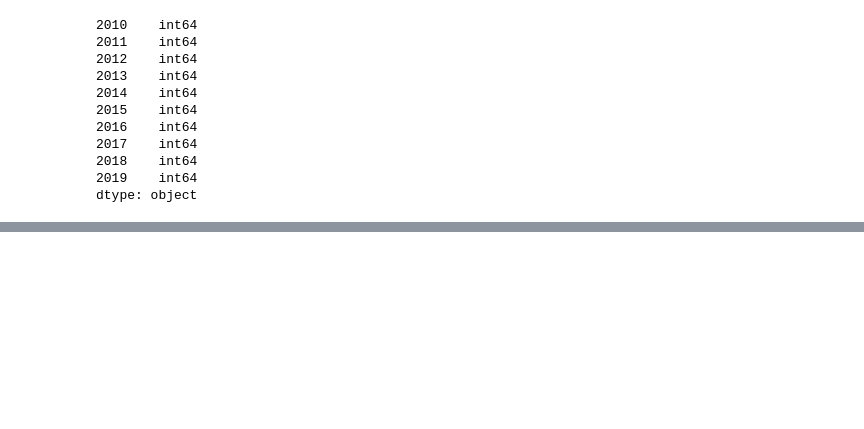
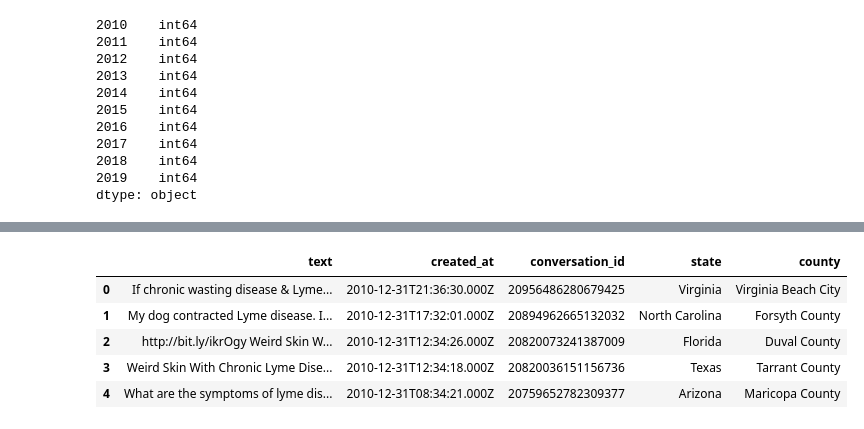
Before and after one commit to csci-e597-sp2022-lymedisease/lymedisease, a Jupyter notebook: notebooks/Lyme_EDA.ipynb, the cells around one changed output, grey strips where cells are left out. Cells and saved outputs as stored; diff of their text form; code cells hidden in the pictures; blank space fills up the shorter version.

```diff
--- a/notebooks/Lyme_EDA.ipynb
+++ b/notebooks/Lyme_EDA.ipynb
@@ -240,0 +269,16 @@ cdcTenYrs.div(poplBy100k)
+# %%
+twtrRaw.drop(columns = twtrRaw.columns[0:2], inplace = True)
+twtrRaw.drop(columns = ['id', 'author_id'], inplace = True)
+twtrRaw.drop(columns = ['public_metrics', 'in_reply_to_user_id'], inplace = True)
+twtrRaw.drop(columns = ['reply_settings', 'source', 'referenced_tweets'], inplace = True)
+twtrRaw.drop(columns = ['context_annotations', 'entities', 'user', 'user_name'], inplace = True)
+twtrRaw.drop(columns = ['city', 'country'], inplace = True)
+# %%
+twtrRaw.head()
+# %% [output]
+|  | text | created_at | conversation_id | state | county |
+| 0 | If chronic wasting disease & Lyme... | 2010-12-31T21:36:30.000Z | 20956486280679425 | Virginia | Virginia Beach City |
+| 1 | My dog contracted Lyme disease. I... | 2010-12-31T17:32:01.000Z | 20894962665132032 | North Carolina | Forsyth County |
+| 2 | http://bit.ly/ikrOgy Weird Skin W... | 2010-12-31T12:34:26.000Z | 20820073241387009 | Florida | Duval County |
+| 3 | Weird Skin With Chronic Lyme Dise... | 2010-12-31T12:34:18.000Z | 20820036151156736 | Texas | Tarrant County |
+| 4 | What are the symptoms of lyme dis... | 2010-12-31T08:34:21.000Z | 20759652782309377 | Arizona | Maricopa County |
```
Also changed, not shown: parts of 22 cells of this notebook.
